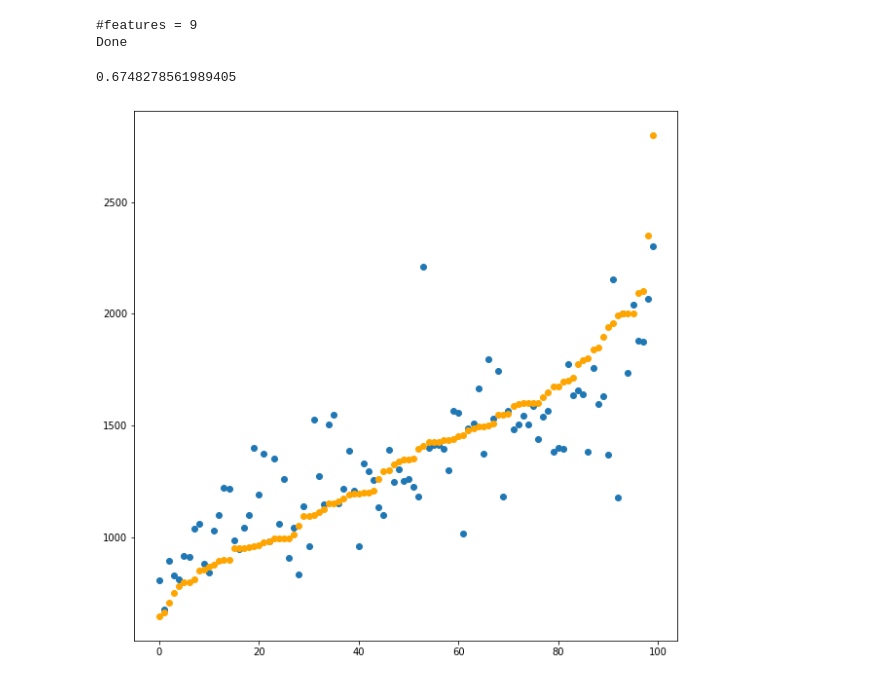
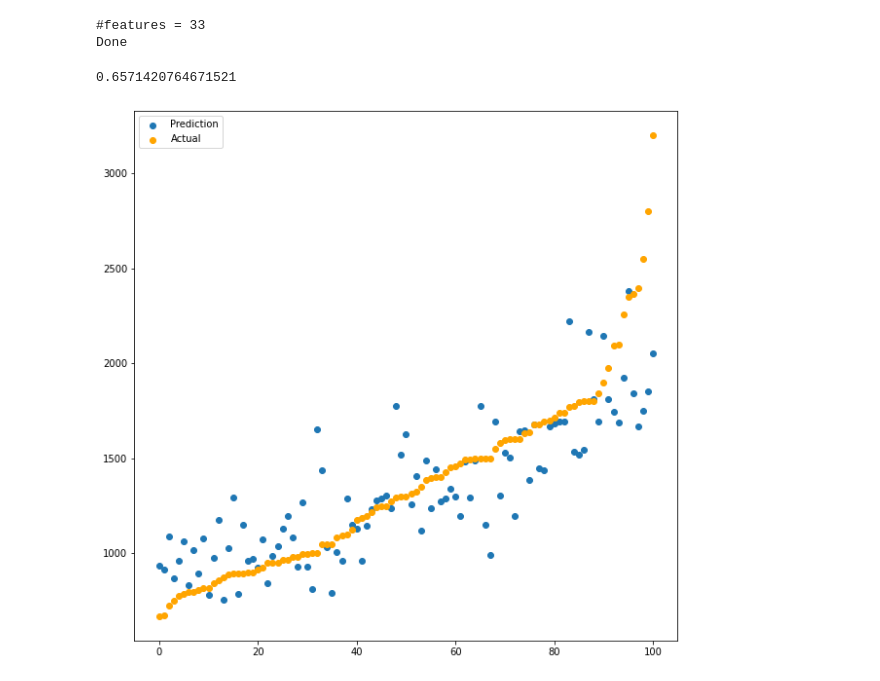
Before and after one commit to yingxueh/15388-project, a Jupyter notebook: NN.ipynb, the cells around one changed output. Saved outputs shown, nothing was run; the diff lists cells and outputs as text; code cells hidden in the pictures.

Commit message:
updated NN with text analysis

```diff
--- a/NN.ipynb
+++ b/NN.ipynb
@@ -9,14 +10,30 @@ from sklearn.metrics import r2_score
 # %%
 NUM_EPOCH = 500
 # %%
+def format_df_text_analysis(df):
+    df = df.drop(columns=['Address', 'Description', 'Clean Description','Unnamed: 0'])
+    df = df.astype('float64')
+    # test
+    df = df.drop(columns=['YearBuilt', 'ParkingPrice'])
+    return df
+
 def format_df(df):
     df = df.drop(columns=['Address', 'Description'])
+#     df = df.drop(columns=['Address', 'Description', 'Clean Description'])
     df = df.astype('float64')
     # test
     df = df.drop(columns=['YearBuilt', 'ParkingPrice'])
 
     return df
 
+def load_file_text_analysis():
+    all_file = 'data_with_text.csv'
+    df = pd.read_csv(all_file, header=0, sep=',', quotechar='"', dtype=object, keep_default_na=True)
+    df = format_df_text_analysis(df)
+    df_y = df['Price']
+    df = df.drop(columns=['Price'])
+    X_train, X_test, y_train, y_test = train_test_split(df, df_y, test_size=0.1, random_state=15388)
+    return X_train, X_test, y_train, y_test
 
 def load_file():
     train_file = 'all_train.csv'
@@ -39,13 +56,10 @@ def load_file():
 def initialize_model(num_feature):
 
     model = Sequential()
-#     model.add(Dense(num_feature, activation='relu'))
-#     model.add(Dense(num_feature, activation='relu'))
-#     model.add(Dense(num_feature, activation='relu'))
-
-    model.add(Dense(32, activation='relu', input_dim=num_feature))
+    model.add(Dense(64, activation='relu', input_dim=num_feature))
+#     model.add(Dense(64, activation='relu'))
     model.add(Dense(64, activation='relu'))
-    model.add(Dense(32, activation='relu'))
+#     model.add(Dense(32, activation='relu'))
     model.add(Dense(1))
 #     model.compile(optimizer='adam',loss='mean_squared_error')
     model.compile(optimizer='adam',loss='mean_absolute_error')
@@ -61,7 +75,8 @@ def predict_model(model, X_test):
 
 
 
-X_train, X_test, y_train, y_test = load_file()
+# X_train, X_test, y_train, y_test = load_file()
+X_train, X_test, y_train, y_test = load_file_text_analysis()
 num_feature = len(X_train.columns)
 
 print('#features = %d' % (num_feature))
@@ -74,32 +89,33 @@ y_actual = y_test.values
 
 print('Done')
 # %% [output]
-#features = 9
+#features = 33
 Done
 # %%
 def plot_result(y_predict, y_actual, plot_error=False, tolerence=0.2):
     x = np.arange(len(y_predict))
     plt.figure(figsize=(10,10))
 
     y_actual_index = y_actual.argsort()
     sorted_y_predict = y_predict[y_actual_index]
     sorted_y_actual = y_actual[y_actual_index]
 
-    plt.scatter(x, sorted_y_predict)
-    plt.scatter(x, sorted_y_actual, color='orange')
+    plt.scatter(x, sorted_y_predict, label='Prediction')
+    plt.scatter(x, sorted_y_actual, color='orange', label='Actual')
+    plt.legend()
     plt.plot()
     if plot_error:
         y_error = tolerence * sorted_y_actual
         plt.errorbar(x, sorted_y_actual, yerr = y_error, fmt ='none', color='orange')
 
 def r2(y_predict, y_actual):
     print(r2_score(y_true=y_actual, y_pred=y_predict))
 
 plot_result(y_predict, y_actual, plot_error=False)
 r2(y_predict, y_actual)
 # %% [output]
-0.6748278561989405
+0.6571420764671521
-[figure, old version]
+[figure, new version]
 # %%
 # suppose a certain difference tolerence, calculate accurancy
 TOLERENCE = 0.2
```
Also changed, not shown: parts of 2 cells of this notebook.
